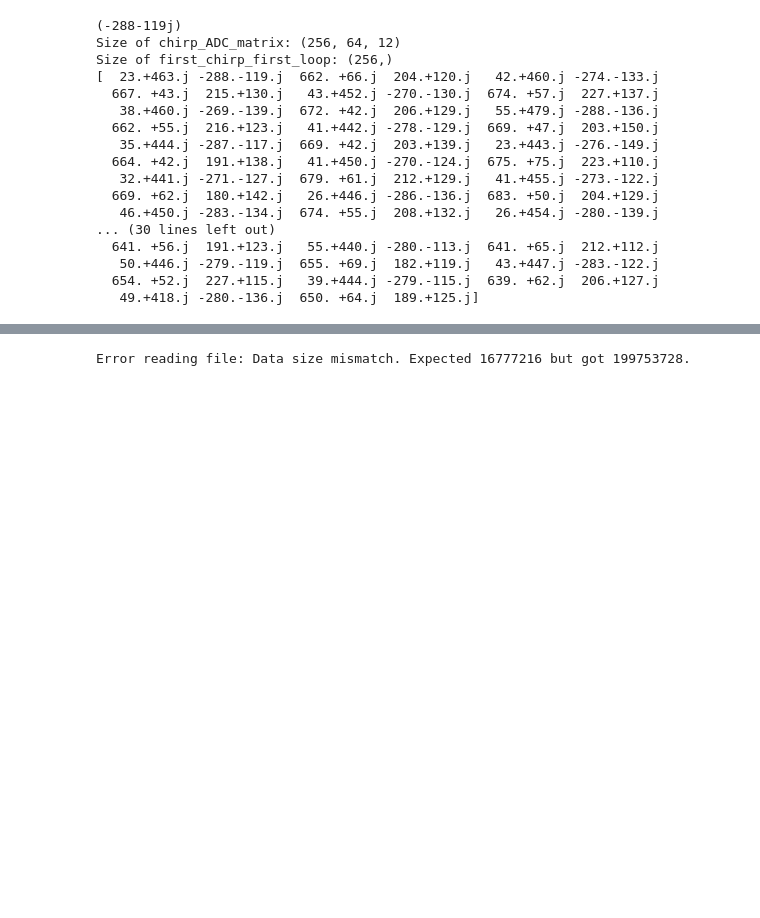
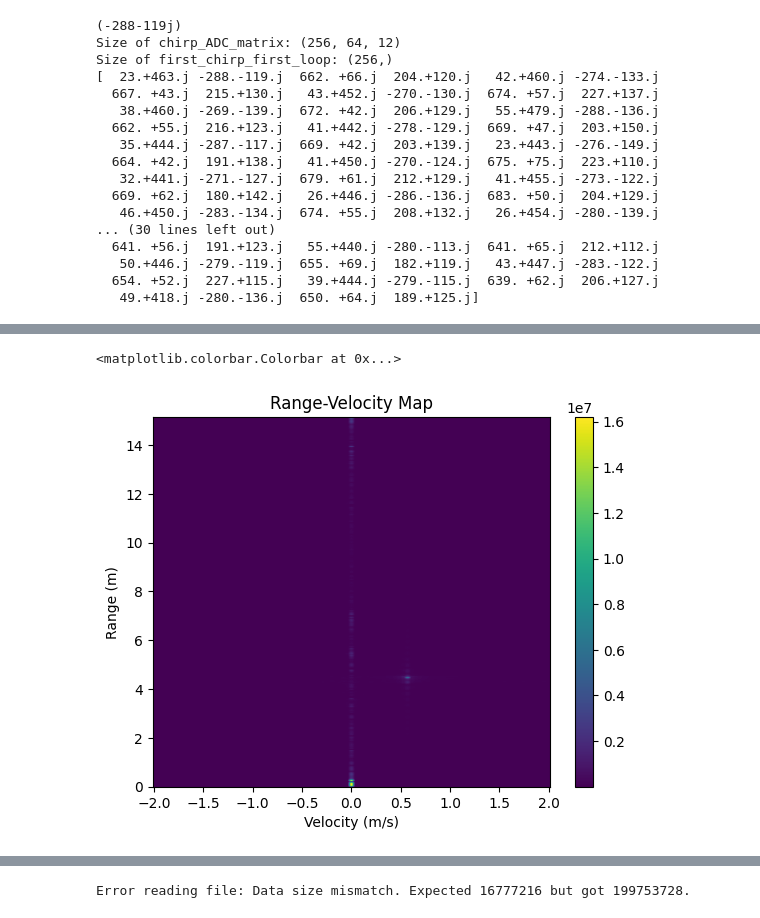
Before and after one commit to GishanDaminduDK/FYP-SignalProcessing, a Jupyter notebook: DataProccessing.ipynb, the cells around one changed output, grey strips where cells are left out. Cells and saved outputs as stored; diff of their text form; code cells hidden in the pictures; blank space fills up the shorter version.

Commit message:
update decode function

```diff
--- a/DataProccessing.ipynb
+++ b/DataProccessing.ipynb
@@ -561,0 +514,66 @@ plt.show()
+# %%
+import numpy as np
+import matplotlib.pyplot as plt
+frameIdx = 49  # Index of the frame to read
+numSamplePerChirp = 256  # Number of samples per chirp
+numChirpPerLoop = 12  # Number of chirps per loop
+numLoops = 64  # Number of loops per frame
+numRXPerDevice = 4  # Number of receiving channels per device
+numDevices = 4  # Number of devices in the cascade (if needed)
+
+# Path to the .txt file
+file_path = 'D:/Drone-Swarm-Detection-with-AWR2243/Our data/chirp_samples_fly_drone_11.txt'
+
+# Function to parse the string format into a complex number
+def parse_complex_string(complex_str):
+    # Clean and split the string at ' + j*' to separate real and imaginary parts
+    real, imag = complex_str.replace(' ', '').split('+j*')
+    return complex(float(real), float(imag))
+
+# Read the file, strip any extra spaces, and parse each line into complex numbers
+with open(file_path, 'r') as f:
+    complex_numbers = [parse_complex_string(line.strip()) for line in f.readlines()]
+
+# Convert the list of complex numbers into a NumPy array
+complex_array = np.array(complex_numbers)
+
+# Reshape the complex array into a matrix of shape (256, 768)
+chirps_matrix = np.reshape(complex_array, (256, 768))
+chirps_matrix=np.transpose(chirps_matrix)
+# Output the reshaped matrix
+print(chirps_matrix)
+# Constants (adjust based on your radar parameters)
+fc = 77e9  # Radar operating frequency (77 GHz for mmWave radar)
+c = 3e8  # Speed of light (m/s)
+sweepBandwidth = 3.16e9  # Bandwidth of the FMCW radar sweep (3.16 GHz)
+chirpDuration = 40e-6  # Chirp duration (40 microseconds)
+
+Nfft_range = 320  # Number of FFT points for range dimension
+Nfft_doppler = 99# Number of FFT points for Doppler dimension
+
+# Perform 2D FFT along both the range (ADC samples) and Doppler (chirps) dimensions
+range_fft = np.fft.fft(chirps_matrix, Nfft_range, axis=0)  # FFT across range (ADC samples)
+doppler_fft = np.fft.fftshift(np.fft.fft(range_fft, Nfft_doppler, axis=1), axes=1)  # FFT across Doppler (chirps), with shift
+
+# Calculate the range and velocity axis values
+range_res = c / (2 * sweepBandwidth)  # Range resolution (meters)
+max_range = range_res * (Nfft_range - 1)  # Maximum measurable range
+range_axis = np.linspace(0, max_range, Nfft_range)  # Range axis for plotting
+
+doppler_res = 1 / (numChirpPerLoop * chirpDuration*100)  # Doppler resolution (Hz)
+max_doppler = doppler_res * (Nfft_doppler / 2)  # Maximum Doppler shift (Hz)
+
+# Doppler axis for plotting (ensure symmetry around 0)
+doppler_axis = np.linspace(-max_doppler, max_doppler, Nfft_doppler)
+
+# Convert Doppler frequency to velocity (m/s)
+velocity_axis = doppler_axis * (c / (2 * fc))  # Velocity axis using Doppler shift
+
+# Plot the Range-Velocity map (absolute value of FFT)
+plt.figure()
+plt.imshow((np.abs(doppler_fft)), aspect='auto', extent=[velocity_axis[0], velocity_axis[-1], range_axis[0], range_axis[-1]], origin='lower')
+plt.xlabel('Velocity (m/s)')
+plt.ylabel('Range (m)')
+plt.title('Range-Velocity Map')
+plt.colorbar()
+# %% [output]
@@ -561,0 +593,2 @@ plt.show()
+<matplotlib.colorbar.Colorbar at 0x...>
+[figure, added]
```
Also changed, not shown: parts of 9 cells of this notebook, 2 other files.
